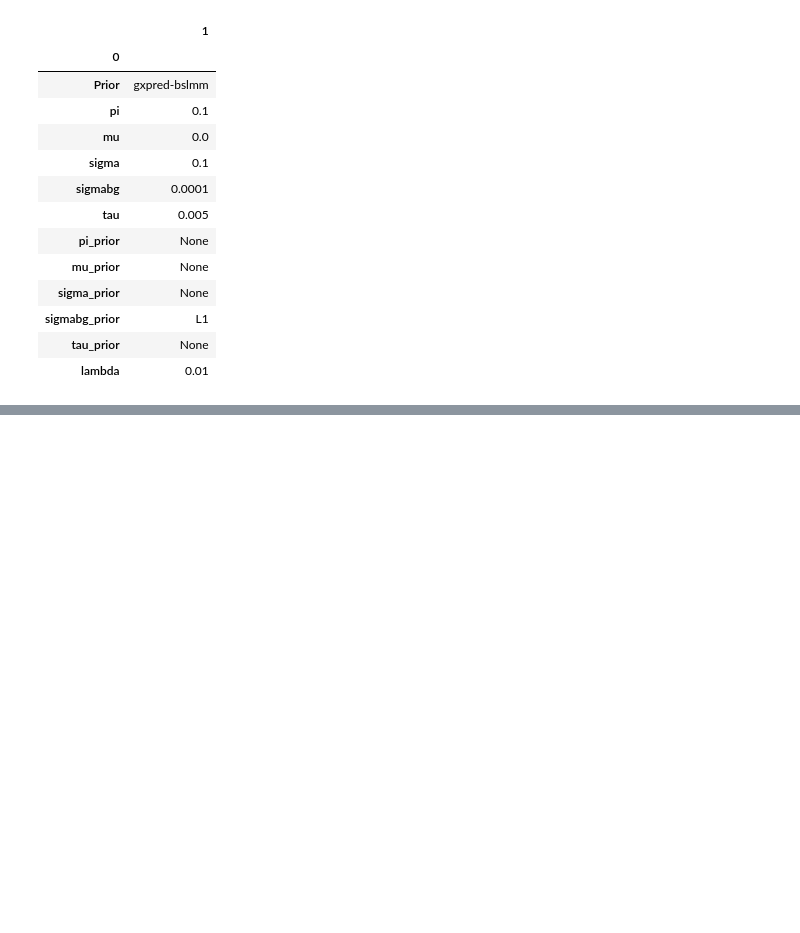
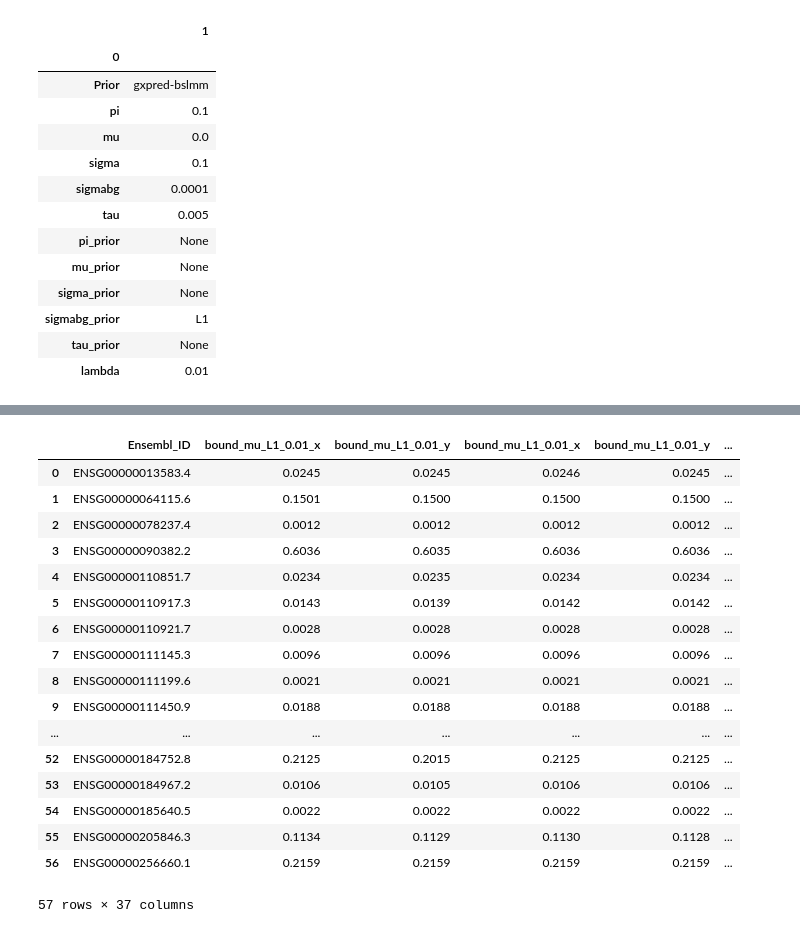
Before and after one commit to banskt/gxpred, a Jupyter notebook: devtools/plot_predictions.ipynb, the cells around one changed output, grey strips where cells are left out. Cells and saved outputs as stored; diff of their text form; code cells hidden in the pictures; blank space fills up the shorter version.

```diff
--- a/devtools/plot_predictions.ipynb
+++ b/devtools/plot_predictions.ipynb
@@ -64,3 +104,20 @@ params
 | sigmabg_prior | L1 |
 | tau_prior | None |
 | lambda | 0.01 |
+# %%
+results_dir = "z1"
+
+dirs = os.listdir(results_dir)
+
+prev_df = np.array([])
+for d in dirs:
+    subdirs = os.listdir(os.path.join(results_dir,d))
+    for sd in subdirs:
+        # print(d, sd)
+        df = pd.read_table(os.path.join(results_dir,d,sd,"genes_r2.txt"), header=0)
+        df=df.rename(columns = {'gxpred-bslmm':d})
+        print(d,sd,"\t","Failures: ",np.sum(~df.Success))
+        if prev_df.shape[0] == 0:
+            prev_df = df[["Ensembl_ID",d]]
+            continue
+        prev_df = prev_df.merge(df[["Ensembl_ID",d]], on="Ensembl_ID", how="outer")
@@ -66,0 +142,21 @@ params
+# %%
+prev_df
+# %% [output]
+|  | Ensembl_ID | bound_mu_L1_0.01_x | bound_mu_L1_0.01_y | bound_mu_L1_0.01_x | bound_mu_L1_0.01_y | ... |
+| 0 | ENSG00000013583.4 | 0.0245 | 0.0245 | 0.0246 | 0.0245 | ... |
+| 1 | ENSG00000064115.6 | 0.1501 | 0.1500 | 0.1500 | 0.1500 | ... |
+| 2 | ENSG00000078237.4 | 0.0012 | 0.0012 | 0.0012 | 0.0012 | ... |
+| 3 | ENSG00000090382.2 | 0.6036 | 0.6035 | 0.6036 | 0.6036 | ... |
+| 4 | ENSG00000110851.7 | 0.0234 | 0.0235 | 0.0234 | 0.0234 | ... |
+| 5 | ENSG00000110917.3 | 0.0143 | 0.0139 | 0.0142 | 0.0142 | ... |
+| 6 | ENSG00000110921.7 | 0.0028 | 0.0028 | 0.0028 | 0.0028 | ... |
+| 7 | ENSG00000111145.3 | 0.0096 | 0.0096 | 0.0096 | 0.0096 | ... |
+| 8 | ENSG00000111199.6 | 0.0021 | 0.0021 | 0.0021 | 0.0021 | ... |
+| 9 | ENSG00000111450.9 | 0.0188 | 0.0188 | 0.0188 | 0.0188 | ... |
+| ... | ... | ... | ... | ... | ... | ... |
+| 52 | ENSG00000184752.8 | 0.2125 | 0.2015 | 0.2125 | 0.2125 | ... |
+| 53 | ENSG00000184967.2 | 0.0106 | 0.0105 | 0.0106 | 0.0106 | ... |
+| 54 | ENSG00000185640.5 | 0.0022 | 0.0022 | 0.0022 | 0.0022 | ... |
+| 55 | ENSG00000205846.3 | 0.1134 | 0.1129 | 0.1130 | 0.1128 | ... |
+| 56 | ENSG00000256660.1 | 0.2159 | 0.2159 | 0.2159 | 0.2159 | ... |
+57 rows × 37 columns
```
Also changed, not shown: parts of 2 cells of this notebook, 2 other files.
